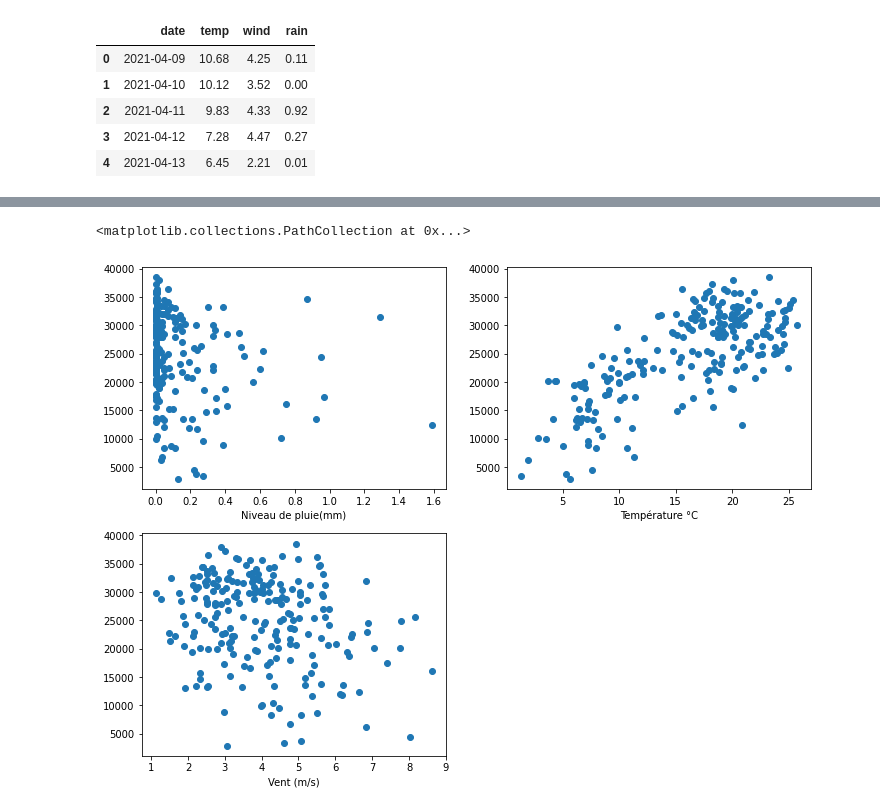
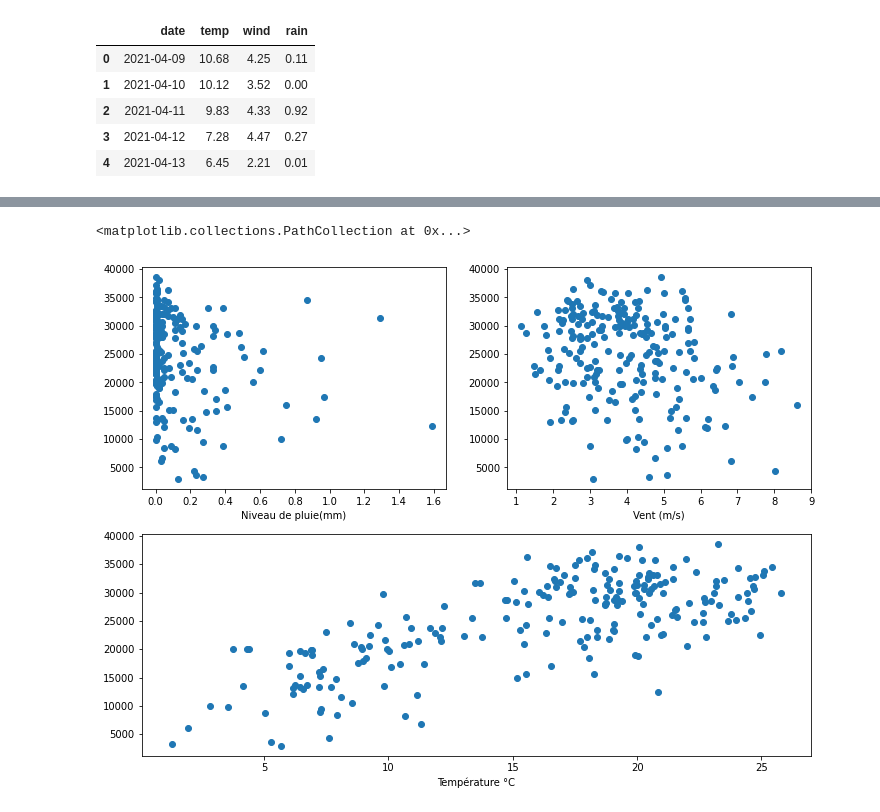
Before and after one commit to LucasScellos/bixi-visualization, a Jupyter notebook: DataCleaning/meteo_preparation.ipynb, the cells around one changed output, grey strips where cells are left out. Drawn from its saved outputs; the diff is of its cells as text; code cells hidden in the pictures.

Commit message:
Visualisation des données 2021 par mois et graphique

```diff
--- a/DataCleaning/meteo_preparation.ipynb
+++ b/DataCleaning/meteo_preparation.ipynb
@@ -70,7 +71,7 @@ df2.head()
 deplacement_par_jour["start_date"] = pd.to_datetime(deplacement_par_jour["start_date"])
 df = deplacement_par_jour.merge(df2, left_on="start_date", right_on="date")
 df.drop(columns="start_date",inplace=True)
-df['Day of Week'] = df['date'].dt.day_name()
+df['Dayweek'] = df['date'].dt.day_name()
 df["Month"]=df["date"].dt.month
 df.head(),df.tail()
 # %% [output]
@@ -89,22 +90,24 @@ df.head(),df.tail()
 # %%
+gs = gridspec.GridSpec(2, 2)
 plt.figure(figsize=(12,9))
-plt.subplot(2, 2, 1)
+
+plt.subplot(gs[0, 0])
 data = {"nb" : df["nb"],
         "rain": df["rain"]}
 plt.xlabel("Niveau de pluie(mm)")
 plt.scatter("rain","nb",data=df)
 
-plt.subplot(2,2,2)
+plt.subplot(gs[1, :])
 data = {"nb" : df["nb"],
         "temp": df["temp"]}
 plt.xlabel("Température °C")
 plt.scatter("temp","nb",data=df)
 
-plt.subplot(2,2,3)
+plt.subplot(gs[0, 1])
 data = {"nb" : df["nb"],
         "wind": df["wind"]}
 plt.xlabel("Vent (m/s)")
 plt.scatter("wind","nb",data=data)
 # %% [output]
 <matplotlib.collections.PathCollection at 0x...>
-[figure, old version]
+[figure, new version]
```
Also changed, not shown: parts of 5 cells of this notebook.
